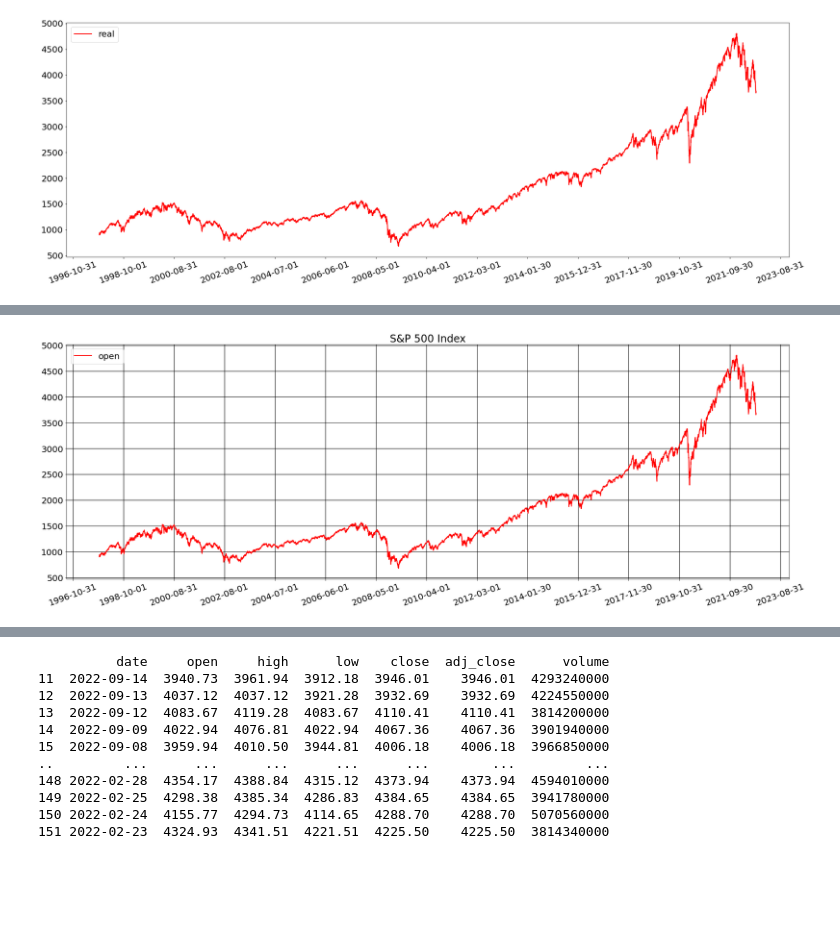
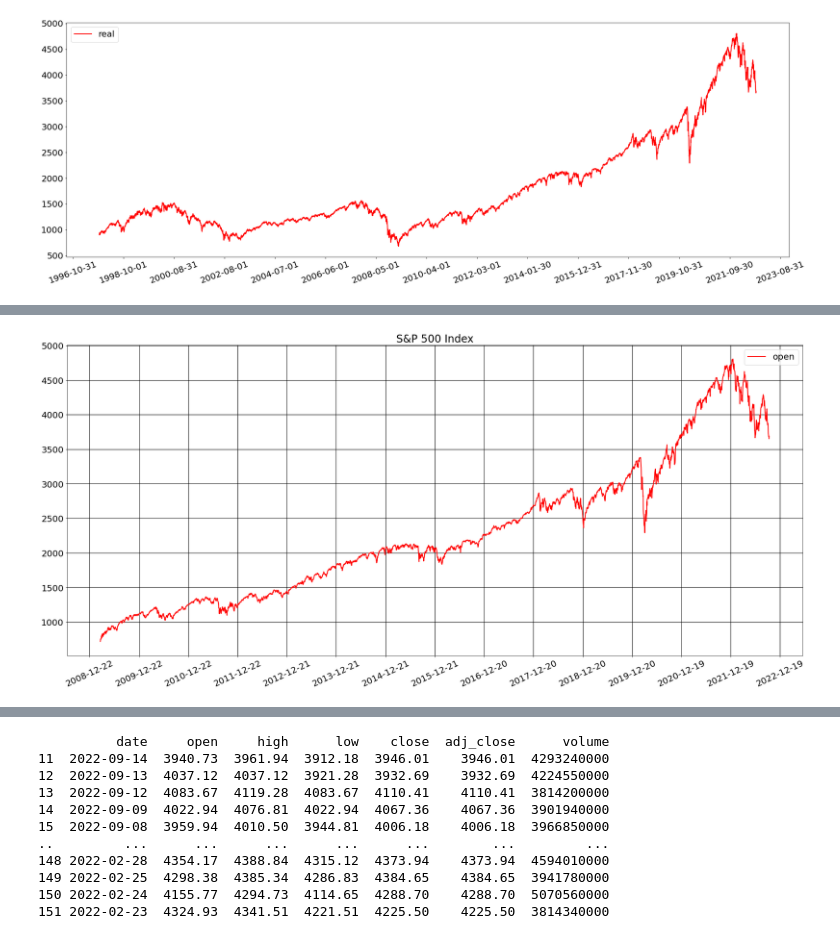
Before and after one commit to ChingisBadmaev/s_and_p_500_index_analysis, a Jupyter notebook: analysis.ipynb, the cells around one changed output, grey strips where cells are left out. Saved outputs shown, nothing was run; the diff lists cells and outputs as text; code cells hidden in the pictures; blank space fills up the shorter version.

Commit message:
open price charts

```diff
--- a/analysis.ipynb
+++ b/analysis.ipynb
@@ -76,3 +80,9 @@ plt.legend()
 plt.show()
 # %% [output]
 [figure]
+# %%
+# Найдем минимальное значение между концом 2008 и концом 2009 года
+min_open = min(data[data['date'] > '2008-12-22'][data['date'] < '2009-12-22']['open'])
+min_open_date = data[data['open'] == min_open]['date']
+data_actual = pd.DataFrame(data[data['date'] > min_open_date.values[0]])
+data_actual
@@ -79,22 +103,22 @@ plt.show()
 # %%
 fig, ax = plt.subplots()
 
-ax.plot(data['date'], data['open'], 'r', linewidth=2, label='real')
+ax.plot(data_actual['date'], data_actual['open'], 'r', linewidth=2, label='real')
 
 ax.grid(color = 'black',    #  цвет линий
         linewidth = 1,    #  толщина
         linestyle = '-')    #  начертание
 
 
-plt.gca().xaxis.set_major_locator(ticker.MultipleLocator(700))  # интервал написания значений оси OX
+plt.gca().xaxis.set_major_locator(ticker.MultipleLocator(365))  # интервал написания значений оси OX
 plt.gca().yaxis.set_major_locator(ticker.MultipleLocator(500))  # интервал написания значений оси OY
-plt.xticks(rotation=20)
+plt.xticks(rotation=25)
 
 fig.set_figwidth(30)
-fig.set_figheight(10)
+fig.set_figheight(13)
 
 plt.title("S&P 500 Index")
 plt.legend(pd.DataFrame(data.open))
 plt.show()
 # %% [output]
-[figure, old version]
+[figure, new version]
```
Also changed, not shown: parts of 11 cells of this notebook.
